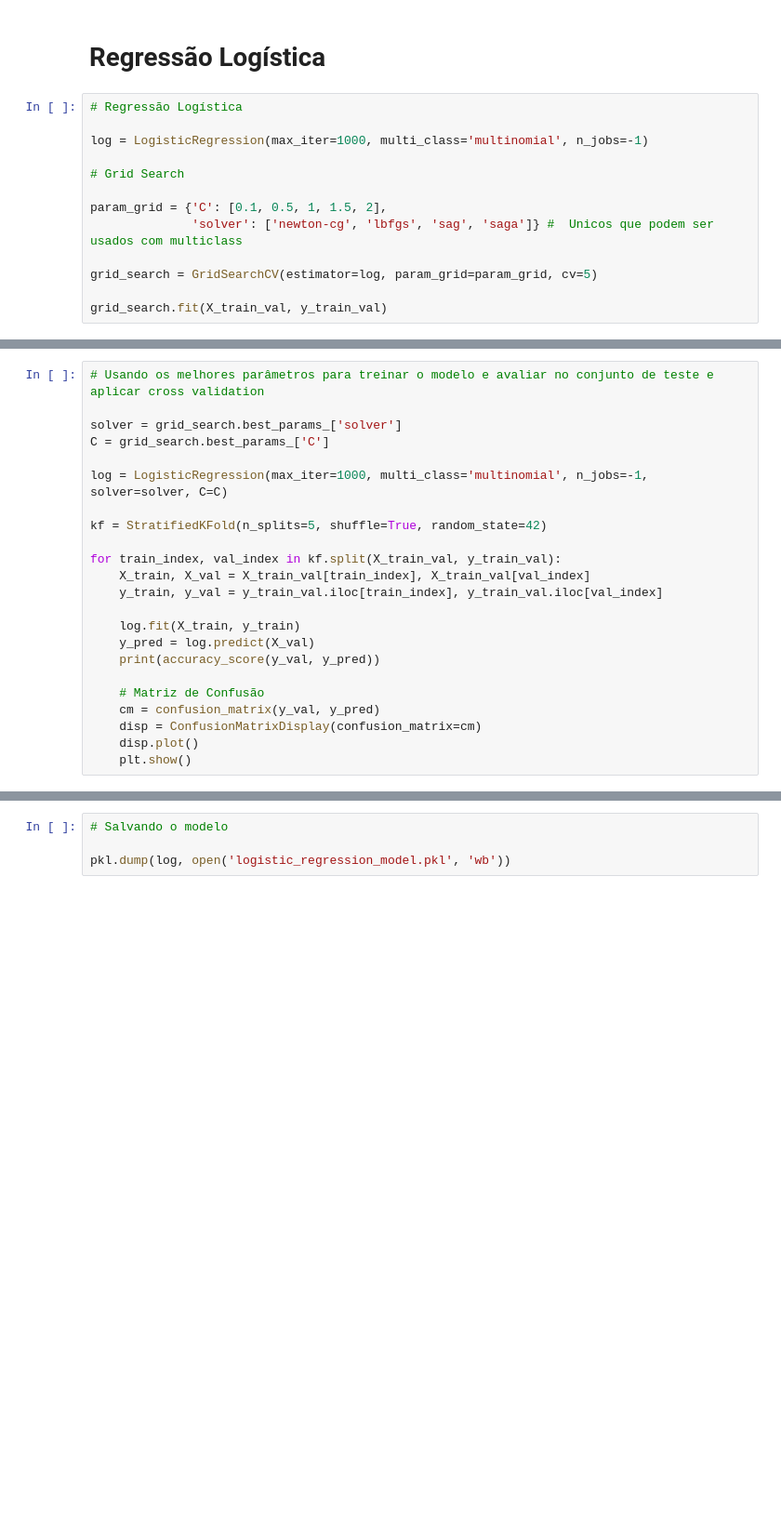
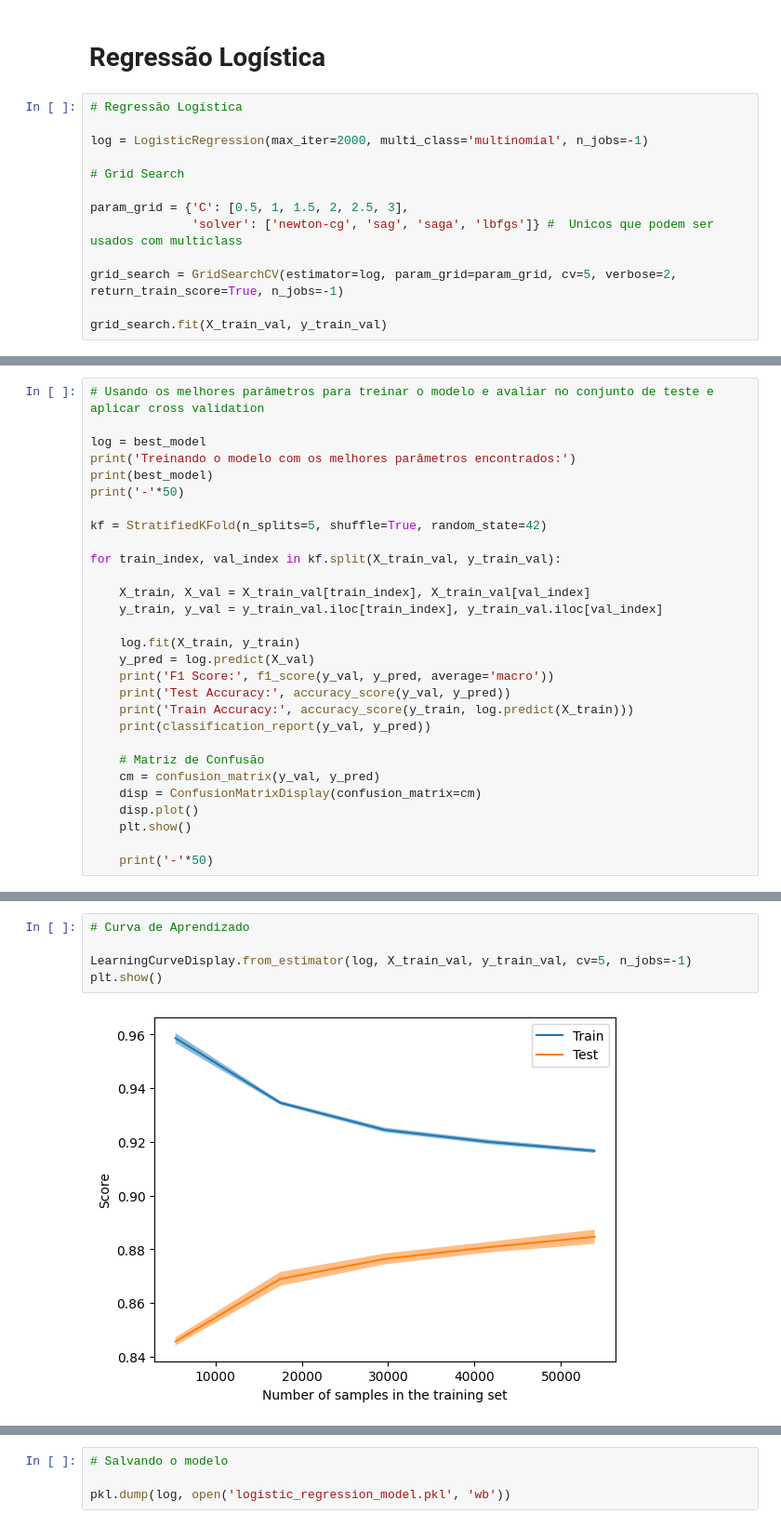
Before and after one commit to danielshz/news-categories-analysis, a Jupyter notebook: Modelos.ipynb, the cells around one changed output, grey strips where cells are left out. Shown at 93% size. Saved outputs shown, nothing was run; the diff lists cells and outputs as text; blank space fills up the shorter version.

```diff
--- a/Modelos.ipynb
+++ b/Modelos.ipynb
@@ -102,14 +106,14 @@ print(X_train_val.shape, X_test.shape)
 # %%
 # Regressão Logística
 
-log = LogisticRegression(max_iter=1000, multi_class='multinomial', n_jobs=-1)
+log = LogisticRegression(max_iter=2000, multi_class='multinomial', n_jobs=-1)
 
 # Grid Search
 
-param_grid = {'C': [0.1, 0.5, 1, 1.5, 2],
-              'solver': ['newton-cg', 'lbfgs', 'sag', 'saga']} #  Unicos que podem ser usados com multiclass
+param_grid = {'C': [0.5, 1, 1.5, 2, 2.5, 3],
+              'solver': ['newton-cg', 'sag', 'saga', 'lbfgs']} #  Unicos que podem ser usados com multiclass
 
-grid_search = GridSearchCV(estimator=log, param_grid=param_grid, cv=5)
+grid_search = GridSearchCV(estimator=log, param_grid=param_grid, cv=5, verbose=2, return_train_score=True, n_jobs=-1)
 
 grid_search.fit(X_train_val, y_train_val)
 # %% [output]
@@ -127,24 +184,30 @@ print(grid_search.best_params_)
 # %%
 # Usando os melhores parâmetros para treinar o modelo e avaliar no conjunto de teste e aplicar cross validation
 
-solver = grid_search.best_params_['solver']
-C = grid_search.best_params_['C']
-
-log = LogisticRegression(max_iter=1000, multi_class='multinomial', n_jobs=-1, solver=solver, C=C)
+log = best_model
+print('Treinando o modelo com os melhores parâmetros encontrados:')
+print(best_model)
+print('-'*50)
 
 kf = StratifiedKFold(n_splits=5, shuffle=True, random_state=42)
 
 for train_index, val_index in kf.split(X_train_val, y_train_val):
+
     X_train, X_val = X_train_val[train_index], X_train_val[val_index]
     y_train, y_val = y_train_val.iloc[train_index], y_train_val.iloc[val_index]
 
     log.fit(X_train, y_train)
     y_pred = log.predict(X_val)
-    print(accuracy_score(y_val, y_pred))
+    print('F1 Score:', f1_score(y_val, y_pred, average='macro'))
+    print('Test Accuracy:', accuracy_score(y_val, y_pred))
+    print('Train Accuracy:', accuracy_score(y_train, log.predict(X_train)))
+    print(classification_report(y_val, y_pred))
 
     # Matriz de Confusão
     cm = confusion_matrix(y_val, y_pred)
     disp = ConfusionMatrixDisplay(confusion_matrix=cm)
     disp.plot()
     plt.show()
+
+    print('-'*50)
 # %% [output]
@@ -161,3 +315,10 @@ for train_index, val_index in kf.split(X_train_val, y_train_val):
+# %%
+# Curva de Aprendizado
+
+LearningCurveDisplay.from_estimator(log, X_train_val, y_train_val, cv=5, n_jobs=-1)
+plt.show()
+# %% [output]
+[figure, added]
 # %%
 # Testando no conjunto de teste
 
```
Also changed, not shown: parts of 33 cells of this notebook, 1 other file.
